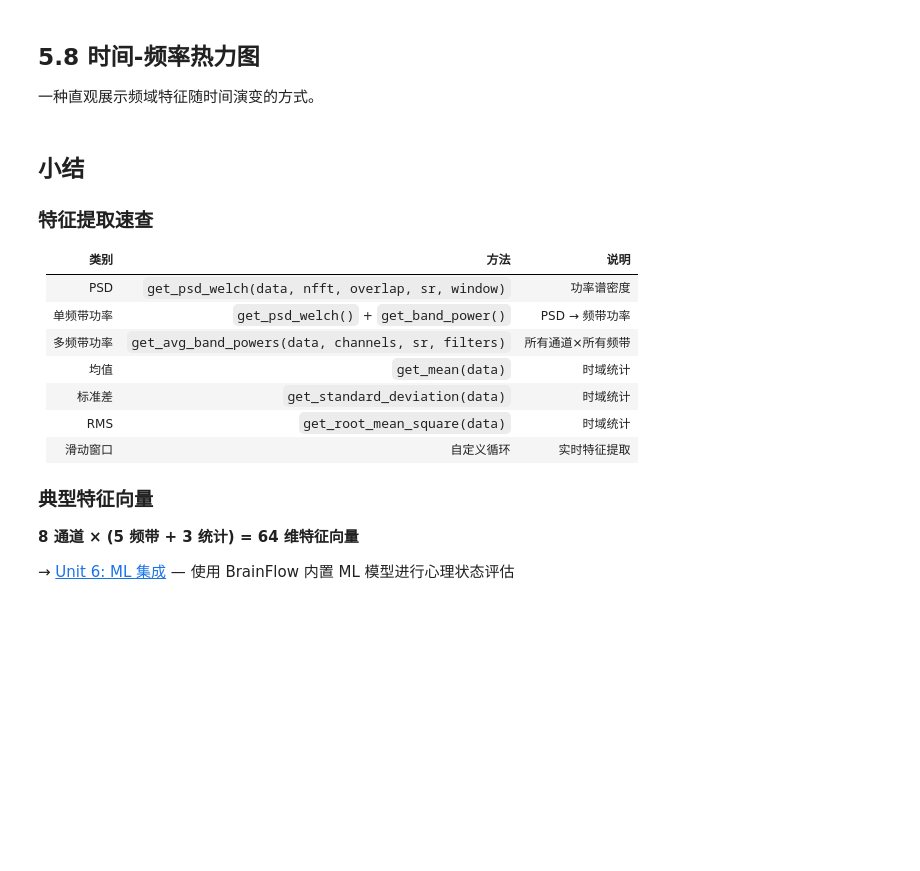
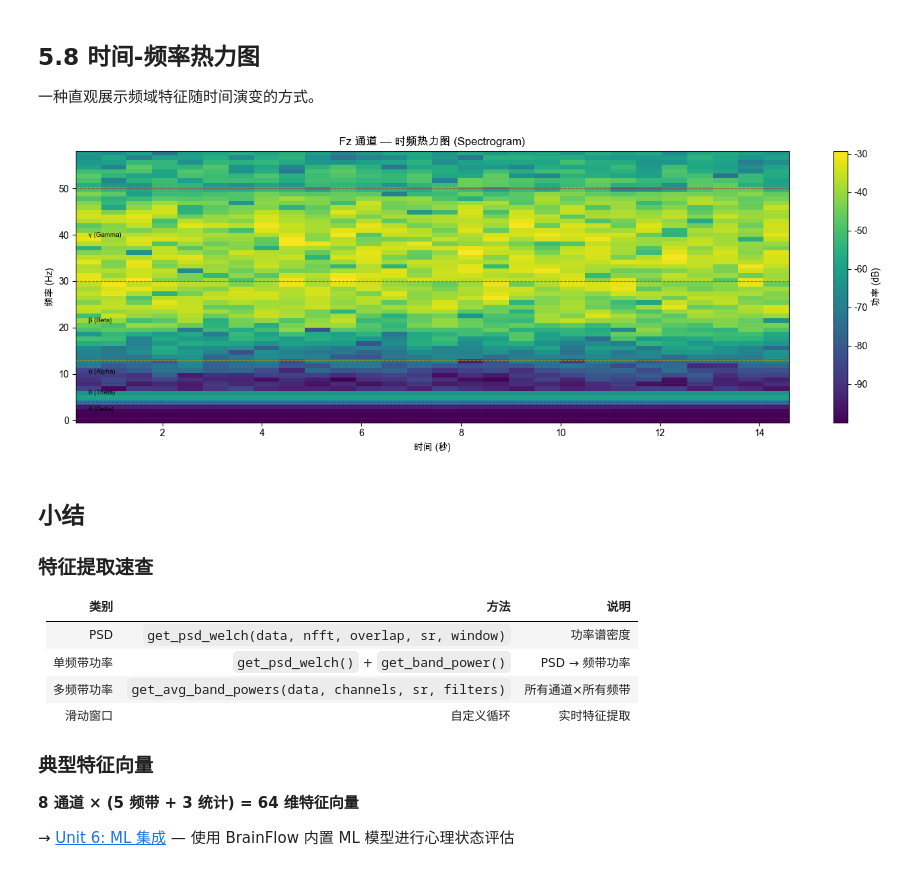
Before and after one commit to usstziyi/openbci-5, a Jupyter notebook: notebooks/unit5_frequency_analysis.ipynb, the cells around one changed output. Cells and saved outputs as stored; diff of their text form; code cells hidden in the pictures; blank space fills up the shorter version.

```diff
--- a/notebooks/unit5_frequency_analysis.ipynb
+++ b/notebooks/unit5_frequency_analysis.ipynb
@@ -408,37 +581,43 @@ noverlap = nfft // 2
 step = nfft - noverlap
 
 spectrogram = []
 time_positions = []
 
 for start in range(0, len(fz_data) - nfft, step):
     segment = fz_data[start:start + nfft]
     ampl, freq = DataFilter.get_psd_welch(
         segment, nfft, nfft // 2, sampling_rate,
         WindowOperations.HANNING.value
     )
     spectrogram.append(ampl[:60])  # 只保留 0-60 Hz
-    time_positions.append((start + nfft // 2) / sampling_rate)
+    time_positions.append((start + nfft // 2) / sampling_rate) # 窗口中心点索引->时间
 
 spectrogram = np.array(spectrogram).T  # (freq, time)
 
 fig, ax = plt.subplots(figsize=(14, 5))
-im = ax.pcolormesh(time_positions, freq[:60],
-                    10 * np.log10(spectrogram + 1e-10),
-                    shading='auto', cmap='viridis')
+im = ax.pcolormesh(
+    time_positions,  # 时间位置（秒），对应热力图的x轴（第一维）
+    freq[:60],  # 频率轴（0-60 Hz），对应热力图的y轴（第二维）
+    10 * np.log10(spectrogram + 1e-10),  # 功率谱密度，转换为dB尺度，添加极小值避免log(0) （第三维）
+    shading='auto',  # 自动选择着色方式
+    cmap='viridis'  # 使用viridis颜色映射
+)
 ax.set_xlabel('时间 (秒)')
 ax.set_ylabel('频率 (Hz)')
 ax.set_title('Fz 通道 — 时频热力图 (Spectrogram)')
 fig.colorbar(im, ax=ax, label='功率 (dB)')
 
 # 标注频带
 for low, high, name, color in bands:
     ax.axhline(y=low, color=color, linestyle='--', alpha=0.6, linewidth=0.8)
     ax.axhline(y=high, color=color, linestyle='--', alpha=0.6, linewidth=0.8)
     ax.text(time_positions[0], (low + high) / 2, name, fontsize=7,
             va='center', ha='left', fontweight='bold')
 
 plt.tight_layout()
 plt.show()
+# %% [output]
+[figure, added]
 # %% [markdown]
 ## 小结
 
@@ -449,9 +628,6 @@ plt.show()
 | PSD | `get_psd_welch(data, nfft, overlap, sr, window)` | 功率谱密度 |
 | 单频带功率 | `get_psd_welch()` + `get_band_power()` | PSD → 频带功率 |
 | 多频带功率 | `get_avg_band_powers(data, channels, sr, filters)` | 所有通道×所有频带 |
-| 均值 | `get_mean(data)` | 时域统计 |
-| 标准差 | `get_standard_deviation(data)` | 时域统计 |
-| RMS | `get_root_mean_square(data)` | 时域统计 |
 | 滑动窗口 | 自定义循环 | 实时特征提取 |
 
 ### 典型特征向量
```
Also changed, not shown: parts of 15 cells of this notebook.
